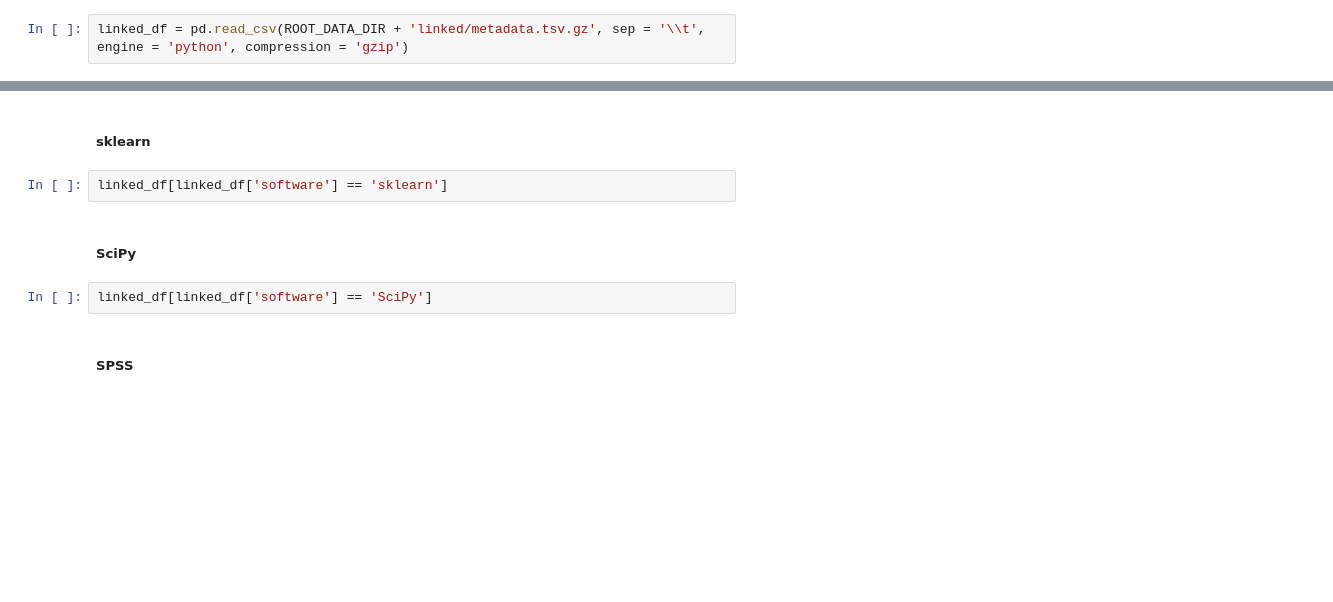
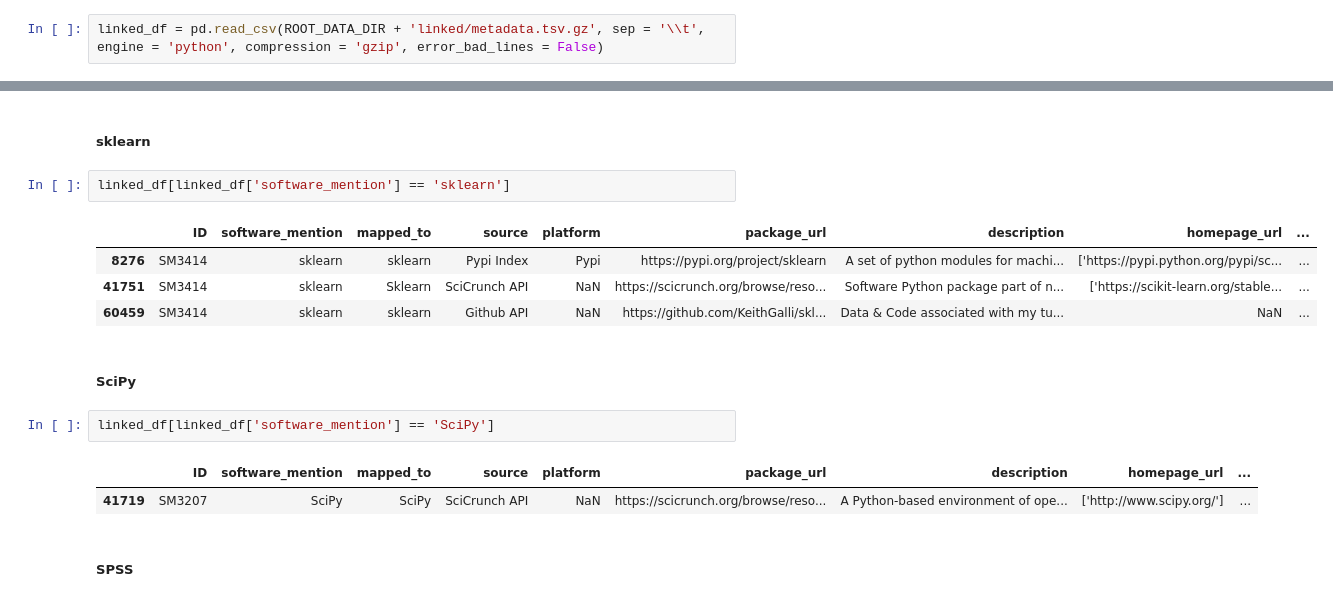
Before and after one commit to chanzuckerberg/software-mentions, a Jupyter notebook: sample_notebooks/Interacting with the dataset.ipynb, the cells around one changed output, grey strips where cells are left out. Drawn from its saved outputs; the diff is of its cells as text; blank space fills up the shorter version.

```diff
--- a/sample_notebooks/Interacting with the dataset.ipynb
+++ b/sample_notebooks/Interacting with the dataset.ipynb
@@ -527,4 +721,4 @@ The **linked** files contain metadata links, extracted through the linking algor
 
 The file is also stored as GZIP archive. Similarly to the [**raw** datasets](#dataset_interaction_raw), if you are using pandas, we recommend opening using the following:
 # %%
-linked_df = pd.read_csv(ROOT_DATA_DIR + 'linked/metadata.tsv.gz', sep = '\\t', engine = 'python', compression = 'gzip')
+linked_df = pd.read_csv(ROOT_DATA_DIR + 'linked/metadata.tsv.gz', sep = '\\t', engine = 'python', compression = 'gzip', error_bad_lines = False)
@@ -552,11 +762,19 @@ linked_df[linked_df['software'] == 'BLAST']
 # %% [markdown]
 ##### sklearn
 # %%
-linked_df[linked_df['software'] == 'sklearn']
+linked_df[linked_df['software_mention'] == 'sklearn']
+# %% [output]
+|  | ID | software_mention | mapped_to | source | platform | package_url | description | homepage_url | ... |
+| 8276 | SM3414 | sklearn | sklearn | Pypi Index | Pypi | https://pypi.org/project/sklearn | A set of python modules for machi... | ['https://pypi.python.org/pypi/sc... | ... |
+| 41751 | SM3414 | sklearn | Sklearn | SciCrunch API | NaN | https://scicrunch.org/browse/reso... | Software Python package part of n... | ['https://scikit-learn.org/stable... | ... |
+| 60459 | SM3414 | sklearn | sklearn | Github API | NaN | https://github.com/KeithGalli/skl... | Data & Code associated with my tu... | NaN | ... |
 # %% [markdown]
 ##### SciPy
 # %%
-linked_df[linked_df['software'] == 'SciPy']
+linked_df[linked_df['software_mention'] == 'SciPy']
+# %% [output]
+|  | ID | software_mention | mapped_to | source | platform | package_url | description | homepage_url | ... |
+| 41719 | SM3207 | SciPy | SciPy | SciCrunch API | NaN | https://scicrunch.org/browse/reso... | A Python-based environment of ope... | ['http://www.scipy.org/'] | ... |
 # %% [markdown]
 ##### SPSS
 # %%
```
Also changed, not shown: parts of 56 cells of this notebook.
